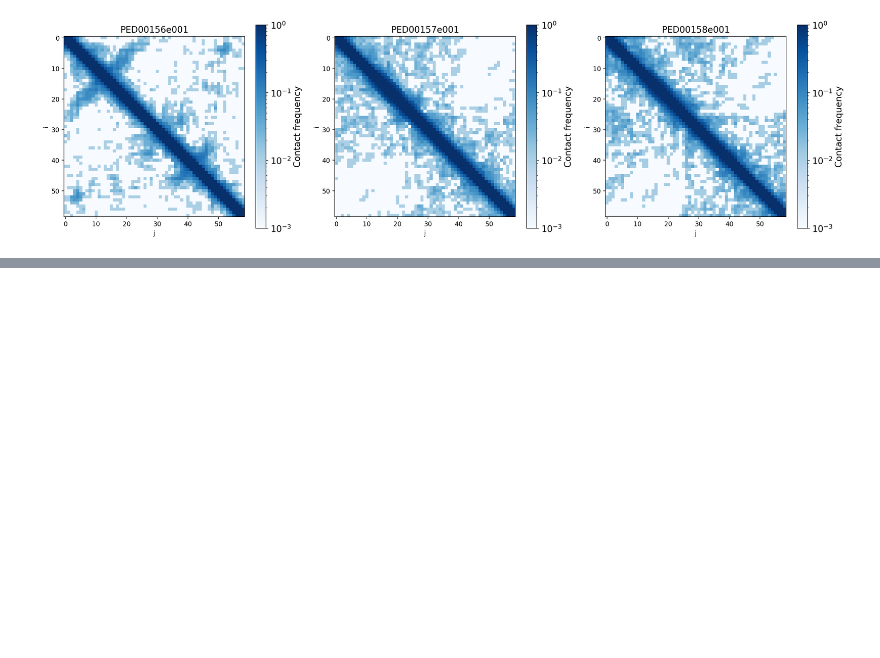
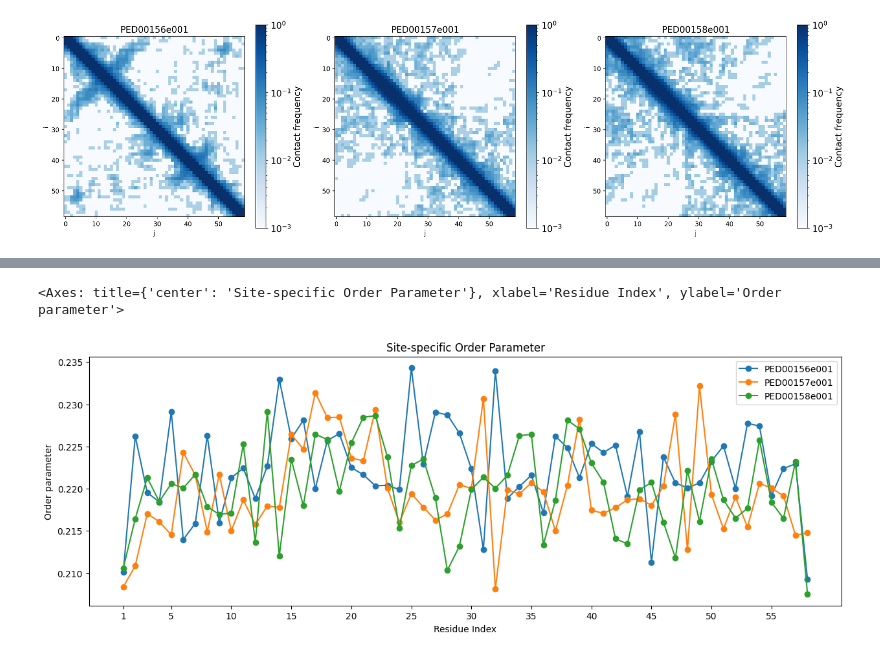
Before and after one commit to BioComputingUP/EnsembleTools, a Jupyter notebook: notebooks/test.ipynb, the cells around one changed output, grey strips where cells are left out. Cells and saved outputs as stored; diff of their text form; code cells hidden in the pictures; blank space fills up the shorter version.

```diff
--- a/notebooks/test.ipynb
+++ b/notebooks/test.ipynb
@@ -120,0 +133,5 @@ array([<Axes: title={'center': 'Ramachandran Plot for Ensemble PED00156e001'}, x
+# %%
+vis.site_specific_order(pointer=None, figsize=(15, 5), save=False)
+# %% [output]
+<Axes: title={'center': 'Site-specific Order Parameter'}, xlabel='Residue Index', ylabel='Order parameter'>
+[figure, added]
```
Also changed, not shown: parts of 6 cells of this notebook, 3 other files.
